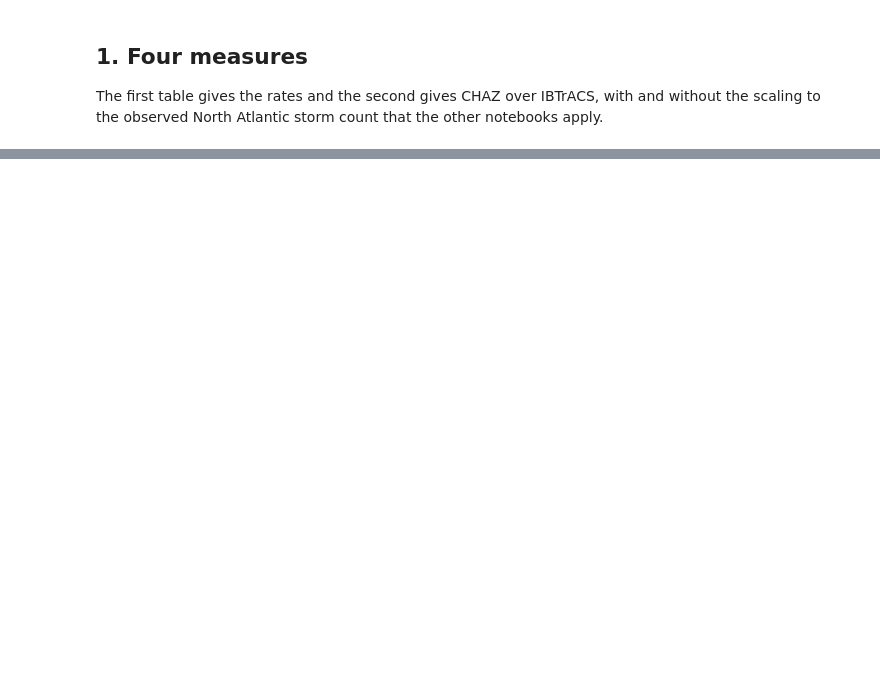
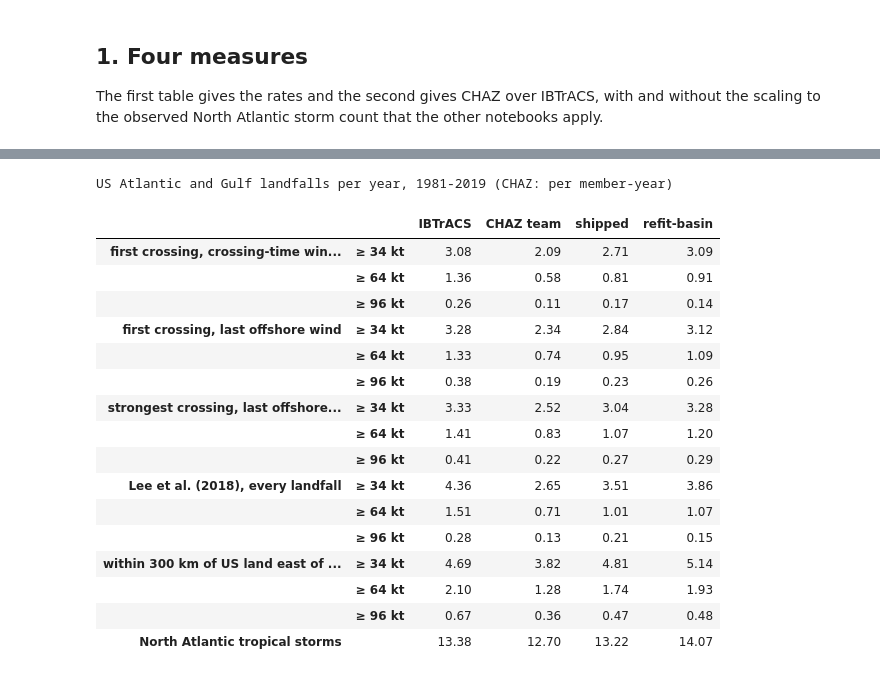
Before and after one commit to carbonplan/ocr-multi-hazard, a Jupyter notebook: docs/methods/hurricane-risk/landfall.ipynb, the cells around one changed output, grey strips where cells are left out. Saved outputs shown, nothing was run; the diff lists cells and outputs as text; code cells hidden in the pictures; blank space fills up the shorter version.

```diff
--- a/docs/methods/hurricane-risk/landfall.ipynb
+++ b/docs/methods/hurricane-risk/landfall.ipynb
@@ -117,11 +86,0 @@ US Atlantic and Gulf landfalls per year, 1981-2019 (CHAZ: per member-year)
-# %%
-ratio = per_year.div(per_year['IBTrACS'], axis=0)
-chaz = [k for k in SETS if k != 'IBTrACS']
-table = pd.concat(
-    {
-        'not scaled': ratio[chaz],
-        'scaled to the observed NA storm count': ratio[chaz] * (na['IBTrACS'] / na[chaz]),
-    },
-    axis=1,
-)
-table.style.format('{:.2f}').set_caption('CHAZ over IBTrACS')
@@ -504,0 +87,53 @@ over water is missed (Dorian).
+# %%
+PUBLISHED = 'first crossing, crossing-time wind (Emanuel 2025)'
+FIRST_OFF = 'first crossing, last offshore wind'
+OURS = 'strongest crossing, last offshore wind'
+LEE = 'Lee et al. (2018), every landfall'
+NEAR = f'within {landfall.NEAR_KM:.0f} km of US land east of 105°W'
+COLUMN = {PUBLISHED: 'lf_wind', FIRST_OFF: 'lf_first_offshore_wind', OURS: 'lf_offshore_wind'}
+
+
+def count(table, measure, threshold):
+    """Landfalls at or above `threshold` kt in the landfall rows `table` by `measure`."""
+    if measure in COLUMN:
+        crossing = table.loc[landfall.atlantic_crossing(table), COLUMN[measure]]
+        return int((crossing >= threshold).sum())
+    if measure == LEE:
+        return int(table[f'lee_{threshold}'].sum())
+    return int((table['near_peak'] >= threshold).sum())
+
+
+MEASURES = [PUBLISHED, FIRST_OFF, OURS, LEE, NEAR]
+per_year = pd.DataFrame(
+    {
+        name: {
+            (measure, f'≥ {threshold} kt'): count(table, measure, threshold) / member_years[name]
+            for measure in MEASURES
+            for threshold in THRESHOLDS
+        }
+        for name, table in rows.items()
+    }
+)
+na = pd.Series({name: table['na_ts'].sum() / member_years[name] for name, table in rows.items()})
+pd.concat([per_year, na.to_frame(('North Atlantic tropical storms', '')).T]).style.format(
+    '{:.2f}'
+).set_caption('US Atlantic and Gulf landfalls per year, 1981-2019 (CHAZ: per member-year)')
+# %% [output]
+US Atlantic and Gulf landfalls per year, 1981-2019 (CHAZ: per member-year)
+|  |  | IBTrACS | CHAZ team | shipped | refit-basin |
+| first crossing, crossing-time win... | ≥ 34 kt | 3.08 | 2.09 | 2.71 | 3.09 |
+|  | ≥ 64 kt | 1.36 | 0.58 | 0.81 | 0.91 |
+|  | ≥ 96 kt | 0.26 | 0.11 | 0.17 | 0.14 |
+| first crossing, last offshore wind | ≥ 34 kt | 3.28 | 2.34 | 2.84 | 3.12 |
+|  | ≥ 64 kt | 1.33 | 0.74 | 0.95 | 1.09 |
+|  | ≥ 96 kt | 0.38 | 0.19 | 0.23 | 0.26 |
+| strongest crossing, last offshore... | ≥ 34 kt | 3.33 | 2.52 | 3.04 | 3.28 |
+|  | ≥ 64 kt | 1.41 | 0.83 | 1.07 | 1.20 |
+|  | ≥ 96 kt | 0.41 | 0.22 | 0.27 | 0.29 |
+| Lee et al. (2018), every landfall | ≥ 34 kt | 4.36 | 2.65 | 3.51 | 3.86 |
+|  | ≥ 64 kt | 1.51 | 0.71 | 1.01 | 1.07 |
+|  | ≥ 96 kt | 0.28 | 0.13 | 0.21 | 0.15 |
+| within 300 km of US land east of ... | ≥ 34 kt | 4.69 | 3.82 | 4.81 | 5.14 |
+|  | ≥ 64 kt | 2.10 | 1.28 | 1.74 | 1.93 |
+|  | ≥ 96 kt | 0.67 | 0.36 | 0.47 | 0.48 |
+| North Atlantic tropical storms |  | 13.38 | 12.70 | 13.22 | 14.07 |
```
Also changed, not shown: parts of 40 cells of this notebook.
